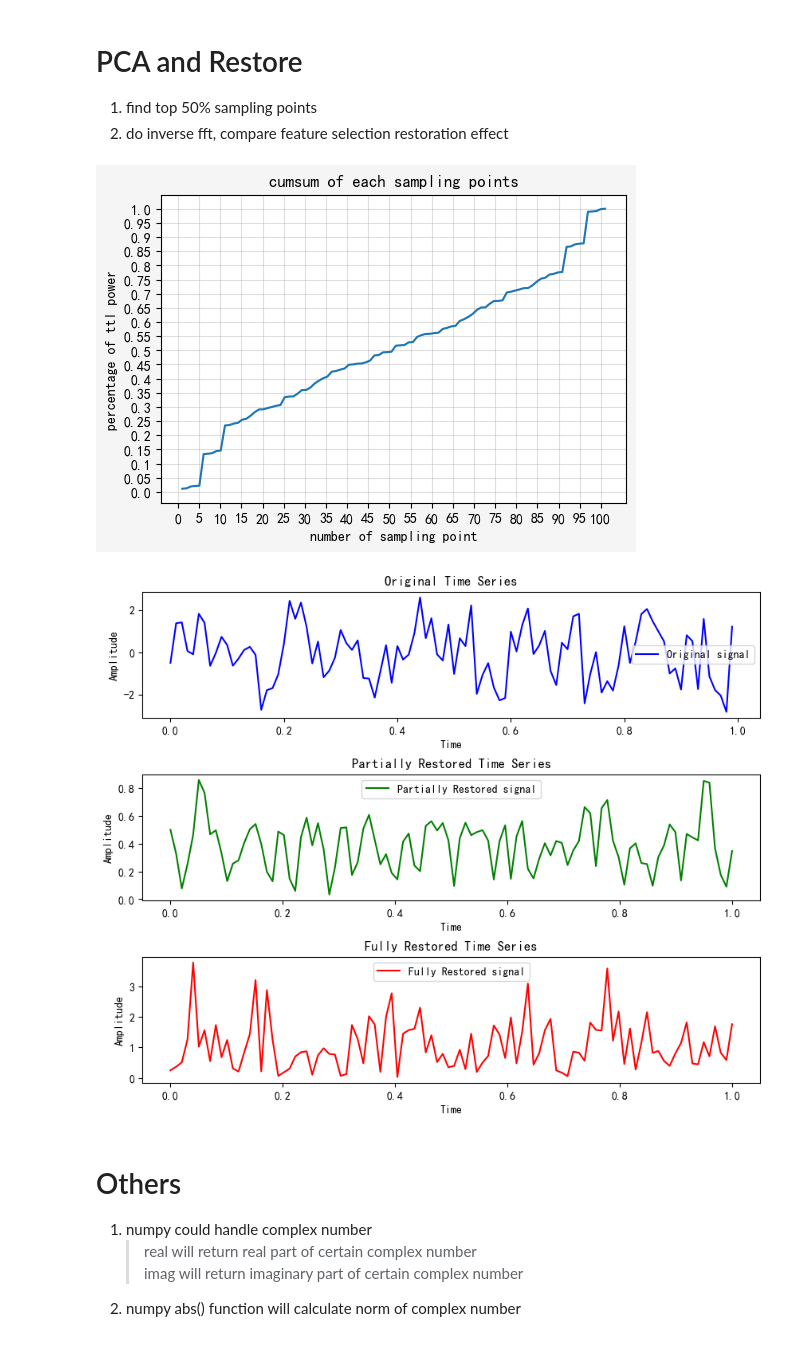
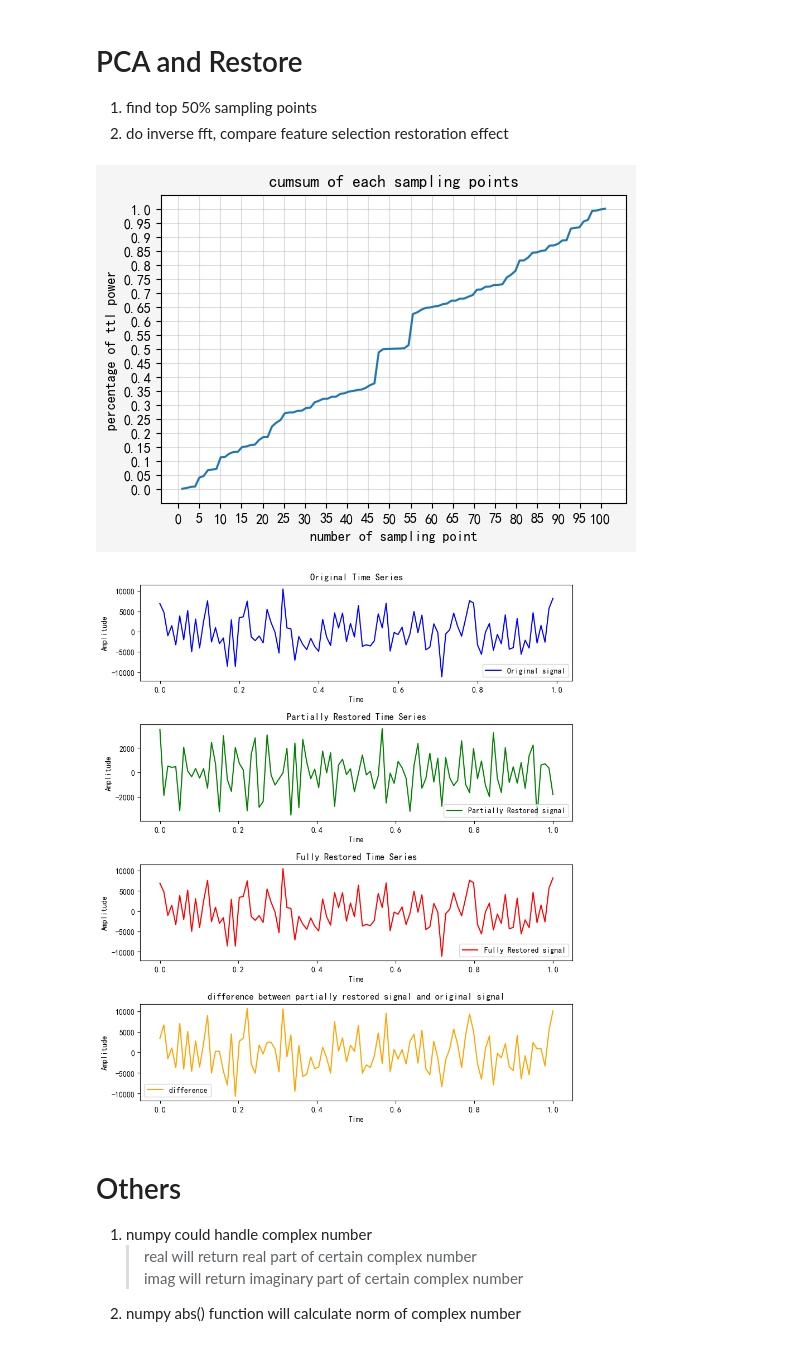
Before and after one commit to ChauserMondieu/machine_learning, a Jupyter notebook: explores/fft.ipynb, the cells around one changed output. Saved outputs shown, nothing was run; the diff lists cells and outputs as text; code cells hidden in the pictures.

```diff
--- a/explores/fft.ipynb
+++ b/explores/fft.ipynb
@@ -13,7 +13,14 @@ from collections import Counter
 
 # load example signal
 t = np.arange(0, 1, 0.01)
-signal = np.sin(2 * np.pi * 5 * t) + np.sin(2 * np.pi * 10 * t) + np.random.randn(len(t))
+signal = (100 * np.sin(2 * np.pi * 510 * t) +
+         250 * np.cos(2 * np.pi * 105 * t) +
+         500 * np.sin(2 * np.pi * 435 * t) +
+         750 * np.cos(2 * np.pi * 122 * t) +
+         1050 * np.sin(2 * np.pi * 905 * t) +
+         2150 * np.cos(2 * np.pi * 496 * t) +
+         2350 * np.sin(2 * np.pi * 246 * t) +
+         3500 * np.random.randn(len(t)))
 # %%
 # FFT calculation
 fft_result = np.fft.fft(signal)
@@ -93,10 +97,10 @@ ax.set_xlabel("number of sampling point")
 ax.set_ylabel("percentage of ttl power")
 ax.grid(alpha=0.4)
 # %% [output]
-[figure, old version]
+[figure, new version]
 # %%
 # partially ifft
-power_spec_ind = power_spec.argsort()[:50]
+power_spec_ind = power_spec.argsort()[:80]
 power_spce_str = []
 fft_result_slice = fft_result[power_spec_ind]
 fft_pitime = np.fft.ifft(fft_result_slice,n=100)
@@ -106,35 +110,45 @@ fft_fitime = np.fft.ifft(fft_result)
 # %%
 %matplotlib inline
 warnings.filterwarnings('ignore')
 
-fig, ax = plt.subplots(3, 1, figsize=(10, 8))
+fig, ax = plt.subplots(4, 1, figsize=(10, 12))
 fig.subplots_adjust(hspace=0.45)
 
 sub_fig1 = ax[0]
 sub_fig2 = ax[1]
 sub_fig3 = ax[2]
+sub_fig4 = ax[3]
 
 sub_fig1.plot(t, signal, 'b', label='Original signal')
 sub_fig1.set_title("Original Time Series")
 sub_fig1.set_xlabel('Time')
 sub_fig1.set_ylabel('Amplitude')
 sub_fig1.legend(loc="best")
 
-sub_fig2.plot(np.linspace(0,1.0,100), np.abs(fft_pitime), 'g', label='Partially Restored signal')
+sub_fig2.plot(np.linspace(0,1.0,100), np.abs(fft_pitime)*fft_pitime.real/np.abs(fft_pitime),
+              'g', label='Partially Restored signal')
 sub_fig2.set_title("Partially Restored Time Series")
 sub_fig2.set_xlabel('Time')
 sub_fig2.set_ylabel('Amplitude')
 sub_fig2.legend(loc="best")
 
-sub_fig3.plot(np.linspace(0,1.0,100), np.abs(fft_fitime), 'r', label='Fully Restored signal')
+sub_fig3.plot(np.linspace(0,1.0,100), np.abs(fft_fitime)*fft_fitime.real/np.abs(fft_fitime),
+              'r', label='Fully Restored signal')
 sub_fig3.set_title("Fully Restored Time Series")
 sub_fig3.set_xlabel('Time')
 sub_fig3.set_ylabel('Amplitude')
 sub_fig3.legend(loc="best")
 
+sub_fig4.plot(np.linspace(0,1.0,100), signal - np.abs(fft_pitime)*fft_pitime.real/np.abs(fft_pitime),
+              'orange', label='difference')
+sub_fig4.set_title("difference between partially restored signal and original signal")
+sub_fig4.set_xlabel('Time')
+sub_fig4.set_ylabel('Amplitude')
+sub_fig4.legend(loc="best")
+
 plt.show()
 # %% [output]
-[figure, old version]
+[figure, new version]
 # %% [markdown]
 # Others
 1. numpy could handle complex number
```
Also changed, not shown: parts of 4 cells of this notebook, 1 other file.
